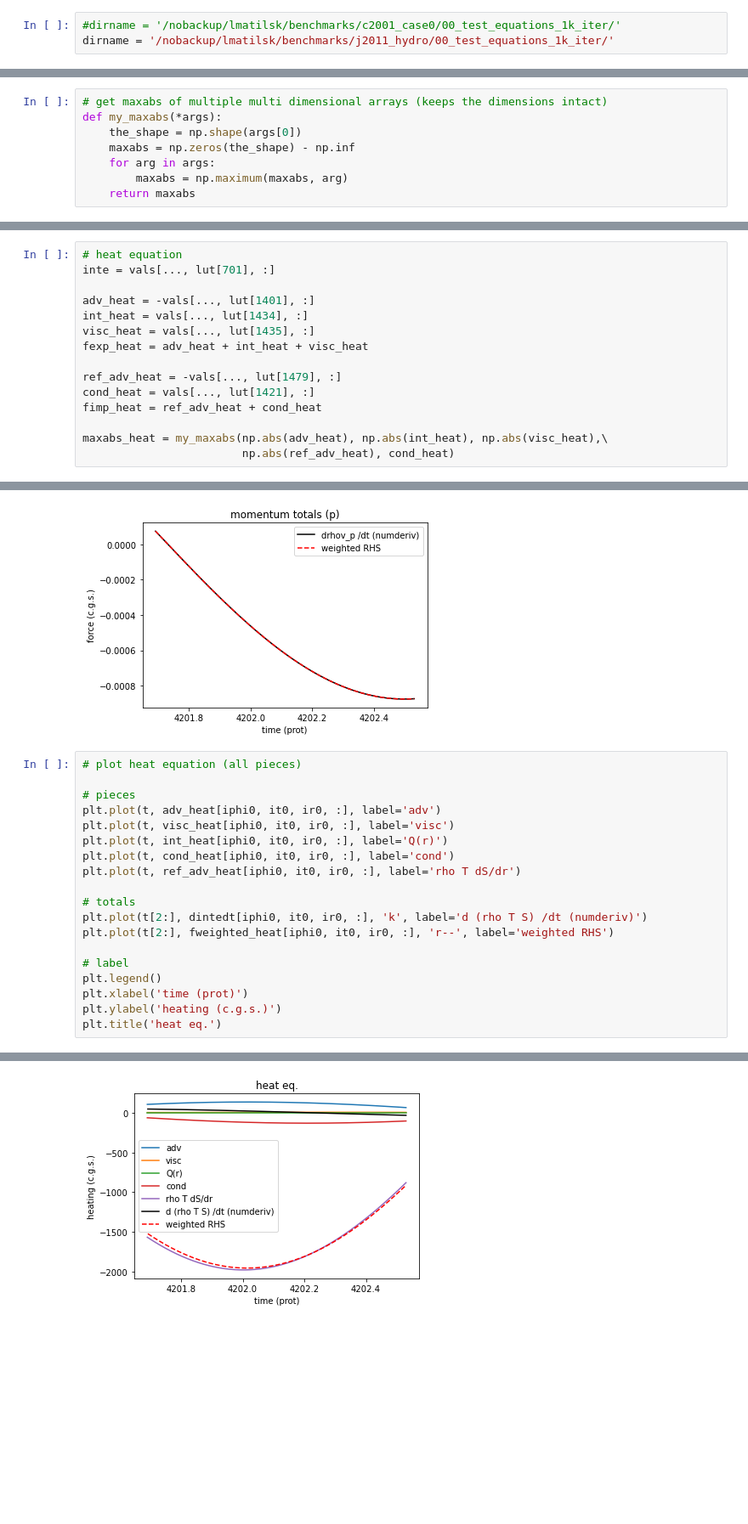
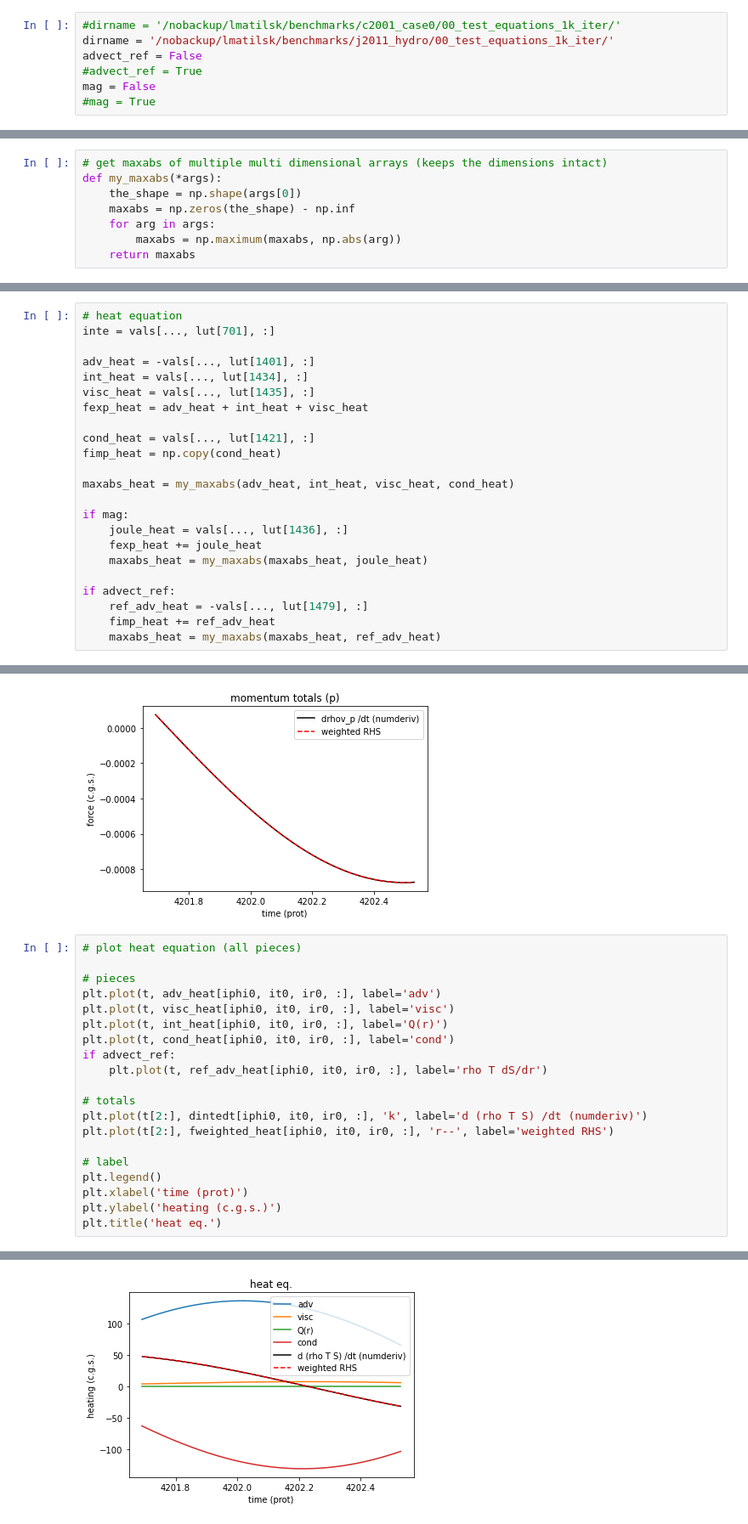
Before and after one commit to illorenzo7/rayleigh_utils, a Jupyter notebook: test_equations/momentum.ipynb, the cells around one changed output, grey strips where cells are left out. Shown: that part at 85% size. Cells and saved outputs as stored; diff of their text form; blank space fills up the shorter version.

Commit message:
momentum should now handle mag = True

```diff
--- a/test_equations/momentum.ipynb
+++ b/test_equations/momentum.ipynb
@@ -22,6 +22,10 @@ sys.path
 # %%
 #dirname = '/nobackup/lmatilsk/benchmarks/c2001_case0/00_test_equations_1k_iter/'
 dirname = '/nobackup/lmatilsk/benchmarks/j2011_hydro/00_test_equations_1k_iter/'
+advect_ref = False
+#advect_ref = True
+mag = False
+#mag = True
 # %%
 radatadir = dirname + 'Point_Probes/'
 the_file = radatadir + os.listdir(radatadir)[0]
@@ -77,7 +81,7 @@ def my_maxabs(*args):
     the_shape = np.shape(args[0])
     maxabs = np.zeros(the_shape) - np.inf
     for arg in args:
-        maxabs = np.maximum(maxabs, arg)
+        maxabs = np.maximum(maxabs, np.abs(arg))
     return maxabs
 # %%
 # r momentum
@@ -129,12 +148,20 @@ int_heat = vals[..., lut[1434], :]
 visc_heat = vals[..., lut[1435], :]
 fexp_heat = adv_heat + int_heat + visc_heat
 
-ref_adv_heat = -vals[..., lut[1479], :]
 cond_heat = vals[..., lut[1421], :]
-fimp_heat = ref_adv_heat + cond_heat
+fimp_heat = np.copy(cond_heat)
 
-maxabs_heat = my_maxabs(np.abs(adv_heat), np.abs(int_heat), np.abs(visc_heat),\
-                        np.abs(ref_adv_heat), cond_heat)
+maxabs_heat = my_maxabs(adv_heat, int_heat, visc_heat, cond_heat)
+
+if mag:
+    joule_heat = vals[..., lut[1436], :]
+    fexp_heat += joule_heat
+    maxabs_heat = my_maxabs(maxabs_heat, joule_heat)
+
+if advect_ref:
+    ref_adv_heat = -vals[..., lut[1479], :]
+    fimp_heat += ref_adv_heat
+    maxabs_heat = my_maxabs(maxabs_heat, ref_adv_heat)
 # %%
 # get lhs = d var / dt (momentum, heat)
 def get_ddt(variable):
@@ -261,25 +294,26 @@ Text(0.5, 1.0, 'momentum totals (p)')
 # %%
 # plot heat equation (all pieces)
 
 # pieces
 plt.plot(t, adv_heat[iphi0, it0, ir0, :], label='adv')
 plt.plot(t, visc_heat[iphi0, it0, ir0, :], label='visc')
 plt.plot(t, int_heat[iphi0, it0, ir0, :], label='Q(r)')
 plt.plot(t, cond_heat[iphi0, it0, ir0, :], label='cond')
-plt.plot(t, ref_adv_heat[iphi0, it0, ir0, :], label='rho T dS/dr')
+if advect_ref:
+    plt.plot(t, ref_adv_heat[iphi0, it0, ir0, :], label='rho T dS/dr')
 
 # totals
 plt.plot(t[2:], dintedt[iphi0, it0, ir0, :], 'k', label='d (rho T S) /dt (numderiv)')
 plt.plot(t[2:], fweighted_heat[iphi0, it0, ir0, :], 'r--', label='weighted RHS')
 
 # label
 plt.legend()
 plt.xlabel('time (prot)')
 plt.ylabel('heating (c.g.s.)')
 plt.title('heat eq.')
 # %% [output]
 Text(0.5, 1.0, 'heat eq.')
-[figure, old version]
+[figure, new version]
 # %%
 # plot heat equation (totals)
 
```
Also changed, not shown: parts of 16 cells of this notebook.
